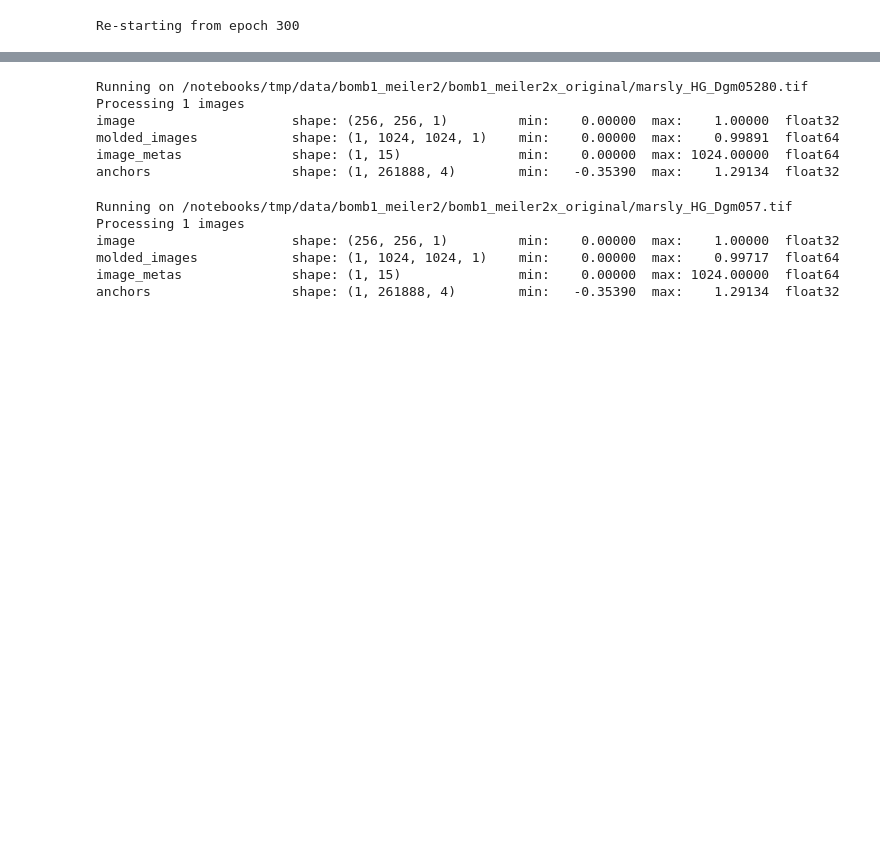
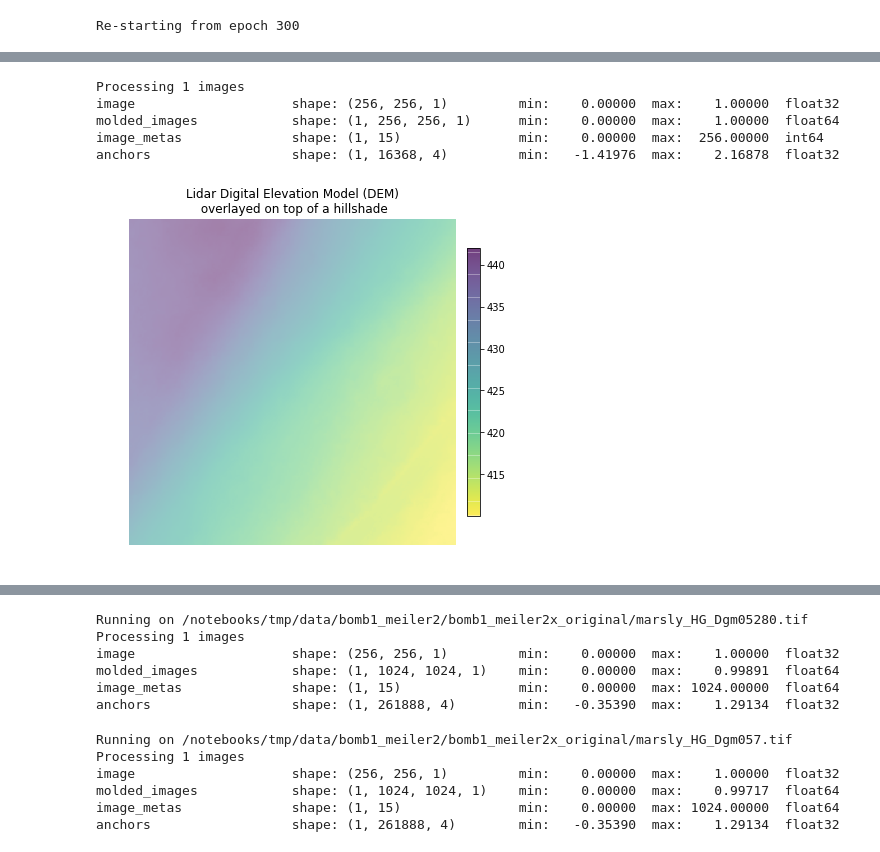
Before and after one commit to jtpils/mask-rcnn, a Jupyter notebook: MASK_DTM.ipynb, the cells around one changed output, grey strips where cells are left out. Cells and saved outputs as stored; diff of their text form; code cells hidden in the pictures; blank space fills up the shorter version.

```diff
--- a/MASK_DTM.ipynb
+++ b/MASK_DTM.ipynb
@@ -93,0 +126,8 @@ for i in range(5):
+# %%
+results = model.detect([image], verbose=1)
+# %% [output]
+Processing 1 images
+image                    shape: (256, 256, 1)         min:    0.00000  max:    1.00000  float32
+molded_images            shape: (1, 256, 256, 1)      min:    0.00000  max:    1.00000  float64
+image_metas              shape: (1, 15)               min:    0.00000  max:  256.00000  int64
+anchors                  shape: (1, 16368, 4)         min:   -1.41976  max:    2.16878  float32
@@ -93,0 +155,10 @@ for i in range(5):
+# %%
+with rasterio.open("/notebooks/tmp/data/new_mask_rcnn_data/bomb1_meiler2x/HG_Dgm05487_7.tif") as lidar_dem:
+    lidar_dem_im = lidar_dem.read(1, masked = True)
+fig, ax = plt.subplots(figsize = (10,6))
+fin_plot = ax.imshow(lidar_dem_im, cmap='viridis_r', alpha=.5)
+fig.colorbar(fin_plot, fraction=.024, pad=.02)
+ax.set_axis_off()
+ax.set(title="Lidar Digital Elevation Model (DEM)\n overlayed on top of a hillshade");
+# %% [output]
+[figure, added]
```
Also changed, not shown: parts of 25 cells of this notebook, 3 other files.
